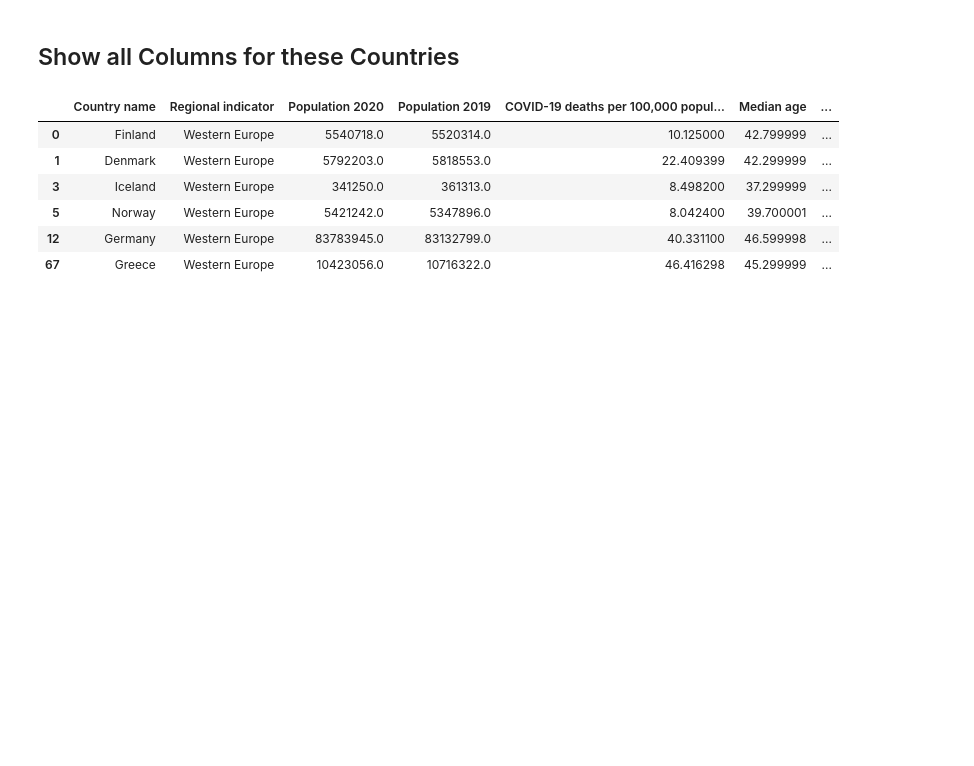
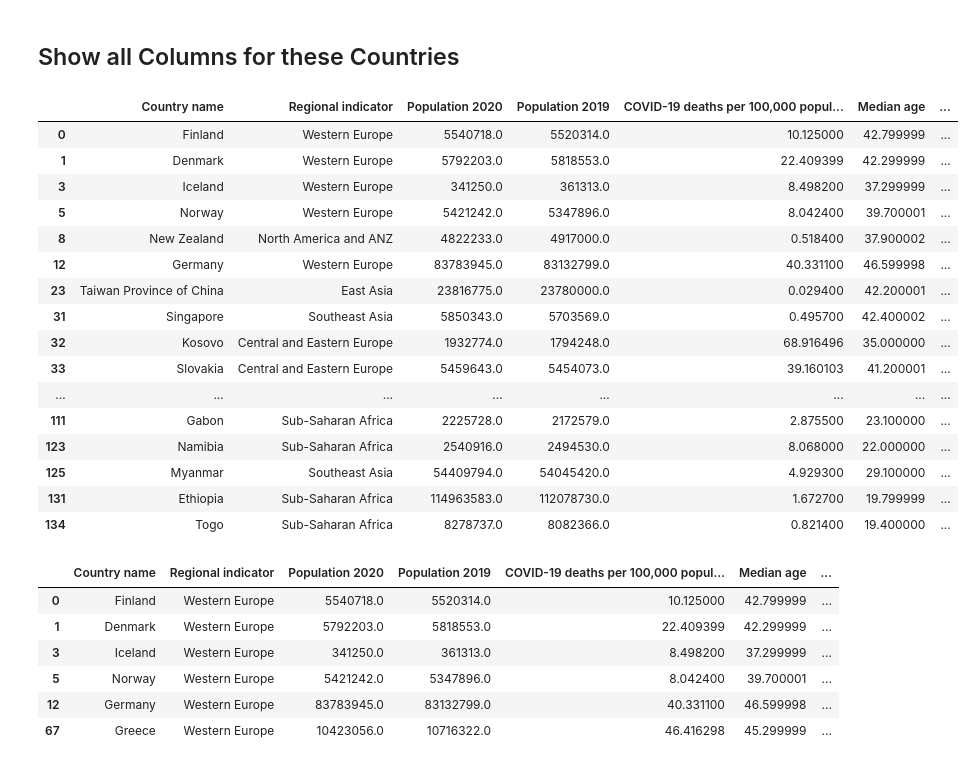
Before and after one commit to jesusmartinezprofesor/machine-learning-program, a Jupyter notebook: #01. Data Tables & Basic Concepts of Programming/01practice.ipynb, the cells around one changed output. Saved outputs shown, nothing was run; the diff lists cells and outputs as text; code cells hidden in the pictures; blank space fills up the shorter version.

```diff
--- a/#01. Data Tables & Basic Concepts of Programming/01practice.ipynb
+++ b/#01. Data Tables & Basic Concepts of Programming/01practice.ipynb
@@ -97,0 +169,2 @@ Name: Island, dtype: int64
+# %%
+mask_female = df["Female head of government"] == 1
@@ -113,6 +202,26 @@ Latin America and Caribbean           0
 Name: Female head of government, dtype: int64
 # %% [markdown]
 ## Show all Columns for these Countries
+# %%
+df[mask_female]
+# %% [output]
+|  | Country name | Regional indicator | Population 2020 | Population 2019 | COVID-19 deaths per 100,000 popul... | Median age | ... |
+| 0 | Finland | Western Europe | 5540718.0 | 5520314.0 | 10.125000 | 42.799999 | ... |
+| 1 | Denmark | Western Europe | 5792203.0 | 5818553.0 | 22.409399 | 42.299999 | ... |
+| 3 | Iceland | Western Europe | 341250.0 | 361313.0 | 8.498200 | 37.299999 | ... |
+| 5 | Norway | Western Europe | 5421242.0 | 5347896.0 | 8.042400 | 39.700001 | ... |
+| 8 | New Zealand | North America and ANZ | 4822233.0 | 4917000.0 | 0.518400 | 37.900002 | ... |
+| 12 | Germany | Western Europe | 83783945.0 | 83132799.0 | 40.331100 | 46.599998 | ... |
+| 23 | Taiwan Province of China | East Asia | 23816775.0 | 23780000.0 | 0.029400 | 42.200001 | ... |
+| 31 | Singapore | Southeast Asia | 5850343.0 | 5703569.0 | 0.495700 | 42.400002 | ... |
+| 32 | Kosovo | Central and Eastern Europe | 1932774.0 | 1794248.0 | 68.916496 | 35.000000 | ... |
+| 33 | Slovakia | Central and Eastern Europe | 5459643.0 | 5454073.0 | 39.160103 | 41.200001 | ... |
+| ... | ... | ... | ... | ... | ... | ... | ... |
+| 111 | Gabon | Sub-Saharan Africa | 2225728.0 | 2172579.0 | 2.875500 | 23.100000 | ... |
+| 123 | Namibia | Sub-Saharan Africa | 2540916.0 | 2494530.0 | 8.068000 | 22.000000 | ... |
+| 125 | Myanmar | Southeast Asia | 54409794.0 | 54045420.0 | 4.929300 | 29.100000 | ... |
+| 131 | Ethiopia | Sub-Saharan Africa | 114963583.0 | 112078730.0 | 1.672700 | 19.799999 | ... |
+| 134 | Togo | Sub-Saharan Africa | 8278737.0 | 8082366.0 | 0.821400 | 19.400000 | ... |
 # %%
 # %% [output]
 |  | Country name | Regional indicator | Population 2020 | Population 2019 | COVID-19 deaths per 100,000 popul... | Median age | ... |
```
Also changed, not shown: parts of 18 cells of this notebook, 6 other files.
